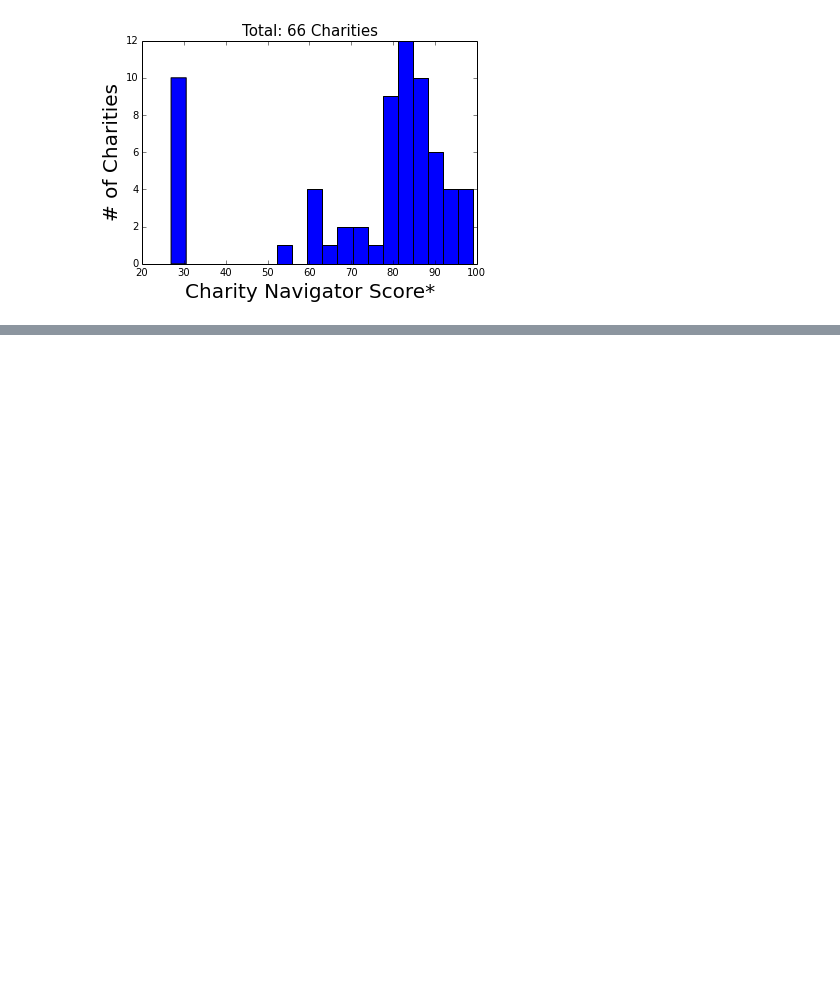
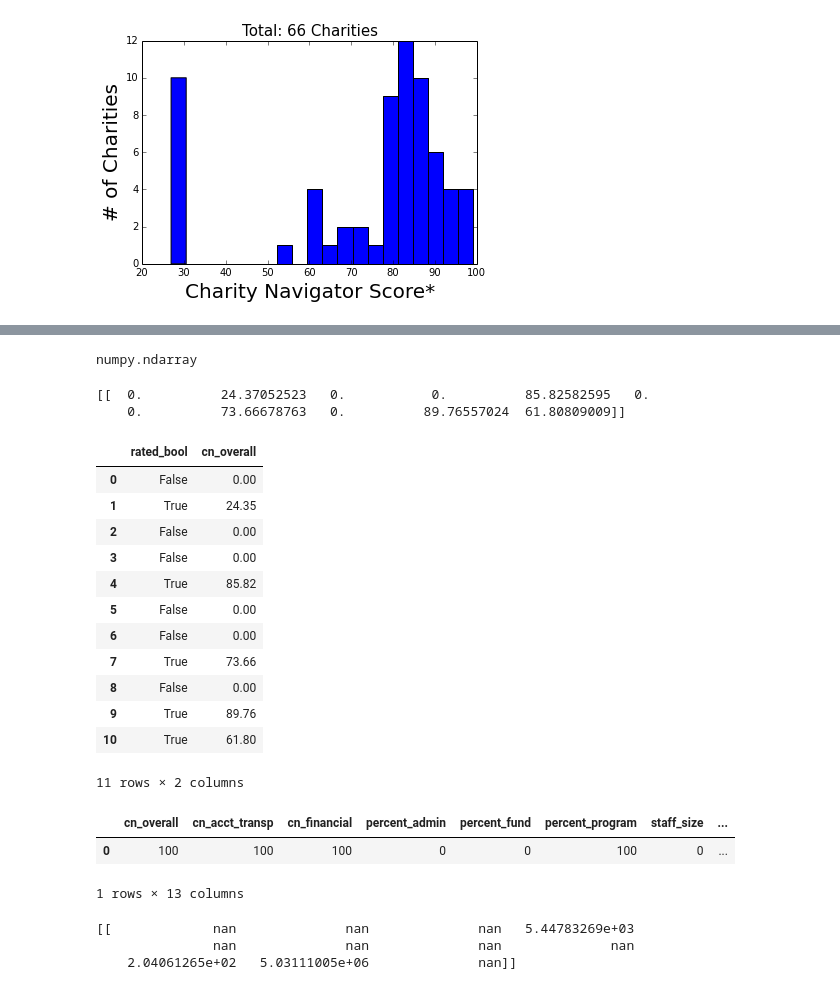
Before and after one commit to kdsimmons/InsightProject, a Jupyter notebook: make_graphs.ipynb, the cells around one changed output, grey strips where cells are left out. Drawn from its saved outputs; the diff is of its cells as text; code cells hidden in the pictures; blank space fills up the shorter version.

```diff
--- a/make_graphs.ipynb
+++ b/make_graphs.ipynb
@@ -28,0 +29,11 @@ X = np.concatenate((X1, X2), axis=1)
+# %%
+# Clean data
+combined_panda['year_incorporated'][combined_panda['year_incorporated'] == 0] = np.nan
+combined_panda['age'] = 2015 - combined_panda['year_incorporated']
+
+combined_panda['state'] = ''
+# TO DO: find more efficient way to do this (probably using pandas.apply)
+for idx in range(len(combined_panda)):
+    match = re.search(', ([A-Z][A-Z]) [0-9]+', combined_panda['city'][idx])
+    if match:
+        combined_panda['state'][idx] = match.group(1)
@@ -182,0 +299,31 @@ combined_panda[(idx-1):idx]
+# %%
+type(combined_panda['cn_overall'][:,np.newaxis])
+# %% [output]
+numpy.ndarray
+# %%
+combined_panda['rated_bool'] = combined_panda['cn_rated'] == 'Rated'
+# %%
+# TO DO: Use better distance measure.
+X1 = combined_panda.loc[0:0,['rated_bool','cn_overall']]
+X2 = combined_panda.loc[0:10,['rated_bool','cn_overall']]
+#X1 = combined_panda.loc[1,feature_names][np.newaxis,:]
+#X2 = combined_panda.loc[1:10,feature_names]
+print cdist(X1, X2, metric='euclidean')
+X1
+X2
+# %% [output]
+[[  0.          24.37052523   0.           0.          85.82582595   0.
+    0.          73.66678763   0.          89.76557024  61.80809009]]
+|  | rated_bool | cn_overall |
+| 0 | False | 0.00 |
+| 1 | True | 24.35 |
+| 2 | False | 0.00 |
+| 3 | False | 0.00 |
+| 4 | True | 85.82 |
+| 5 | False | 0.00 |
+| 6 | False | 0.00 |
+| 7 | True | 73.66 |
+| 8 | False | 0.00 |
+| 9 | True | 89.76 |
+| 10 | True | 61.80 |
+11 rows × 2 columns
@@ -182,0 +339,15 @@ combined_panda[(idx-1):idx]
+# %%
+ideal_charity
+# %% [output]
+|  | cn_overall | cn_acct_transp | cn_financial | percent_admin | percent_fund | percent_program | staff_size | ... |
+| 0 | 100 | 100 | 100 | 0 | 0 | 100 | 0 | ... |
+1 rows × 13 columns
+# %%
+X2 = combined_panda.loc[0:10,feature_names]
+#X1 = combined_panda.loc[1,feature_names][np.newaxis,:]
+#X2 = combined_panda.loc[1:10,feature_names]
+print cdist(ideal_charity, X2, metric='euclidean')
+# %% [output]
+[[             nan              nan              nan   5.44783269e+03
+               nan              nan              nan              nan
+    2.04061265e+02   5.03111005e+06              nan]]
```
Also changed, not shown: parts of 29 cells of this notebook, 6 other files.
